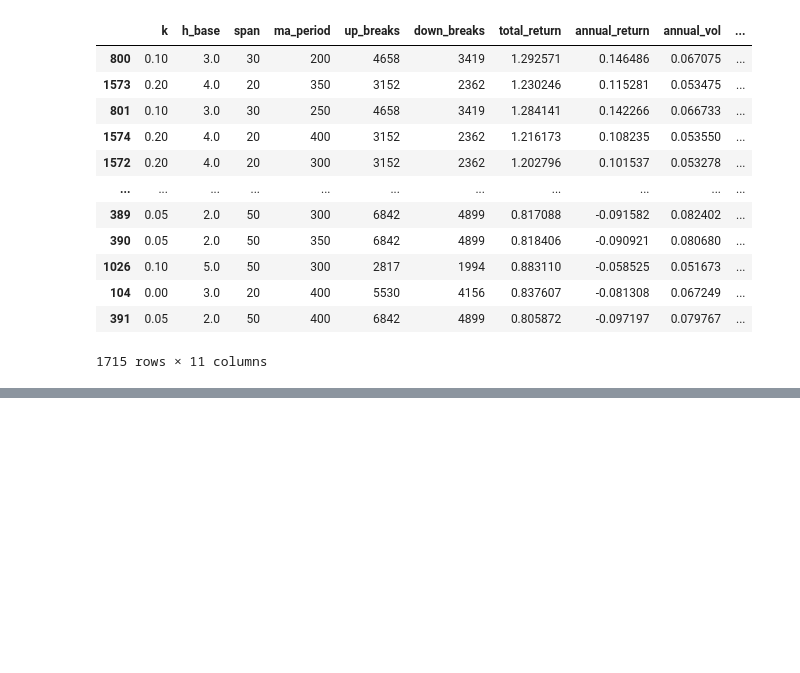
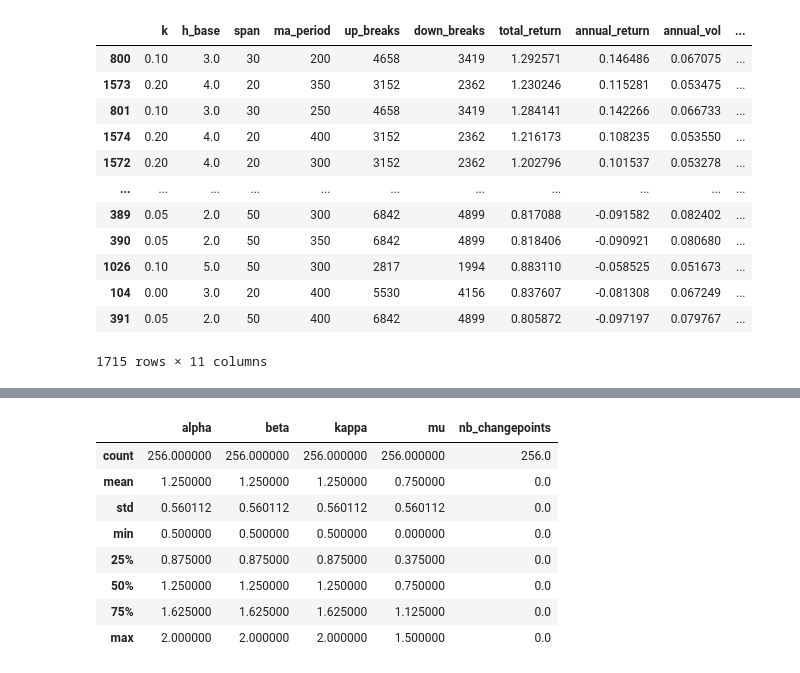
Before and after one commit to matthiasbouquet/advanced_algorithmic_trading, a Jupyter notebook: assignments/week_3/day_11.ipynb, the cells around one changed output, grey strips where cells are left out. Cells and saved outputs as stored; diff of their text form; code cells hidden in the pictures; blank space fills up the shorter version.

```diff
--- a/assignments/week_3/day_11.ipynb
+++ b/assignments/week_3/day_11.ipynb
@@ -179,0 +243,12 @@ outputs_df
+# %%
+outputs_df.describe()
+# %% [output]
+|  | alpha | beta | kappa | mu | nb_changepoints |
+| count | 256.000000 | 256.000000 | 256.000000 | 256.000000 | 256.0 |
+| mean | 1.250000 | 1.250000 | 1.250000 | 0.750000 | 0.0 |
+| std | 0.560112 | 0.560112 | 0.560112 | 0.560112 | 0.0 |
+| min | 0.500000 | 0.500000 | 0.500000 | 0.000000 | 0.0 |
+| 25% | 0.875000 | 0.875000 | 0.875000 | 0.375000 | 0.0 |
+| 50% | 1.250000 | 1.250000 | 1.250000 | 0.750000 | 0.0 |
+| 75% | 1.625000 | 1.625000 | 1.625000 | 1.125000 | 0.0 |
+| max | 2.000000 | 2.000000 | 2.000000 | 1.500000 | 0.0 |
```
Also changed, not shown: parts of 8 cells of this notebook, 2 other files.
